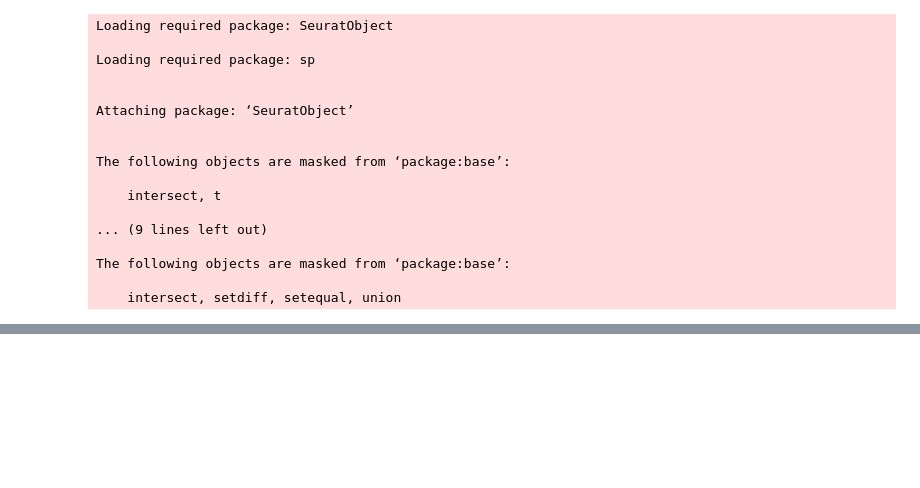
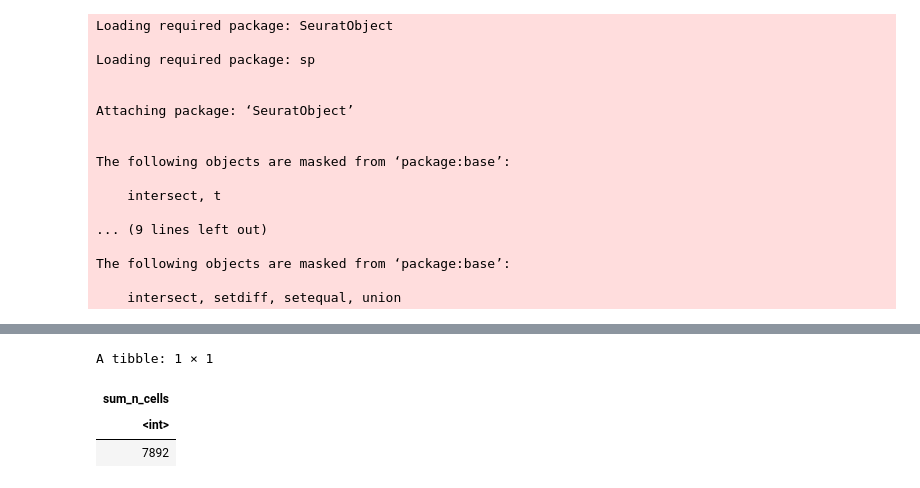
Before and after one commit to auredersch/FoPra_PLAs, a Jupyter notebook: src/gating_automation/pipeline/04_frequency_qc.ipynb, the cells around one changed output, grey strips where cells are left out. Drawn from its saved outputs; the diff is of its cells as text; code cells hidden in the pictures; blank space fills up the shorter version.

```diff
--- a/src/gating_automation/pipeline/04_frequency_qc.ipynb
+++ b/src/gating_automation/pipeline/04_frequency_qc.ipynb
@@ -162,6 +151,13 @@ write.csv(
   file.path(OUT_DIR, "01_sample_celltype_summary.csv"),
   row.names = FALSE
 )
+# %%
+summary_table %>% summarize(sum_n_cells = sum(n_cells))
+# %% [output]
+A tibble: 1 × 1
+| sum_n_cells |
+| <int> |
+| 7892 |
 # %%
 unique(summary_table$sample_id)
 range(summary_table$ci_width, na.rm = TRUE)
```
Also changed, not shown: parts of 12 cells of this notebook, 2 other files.
